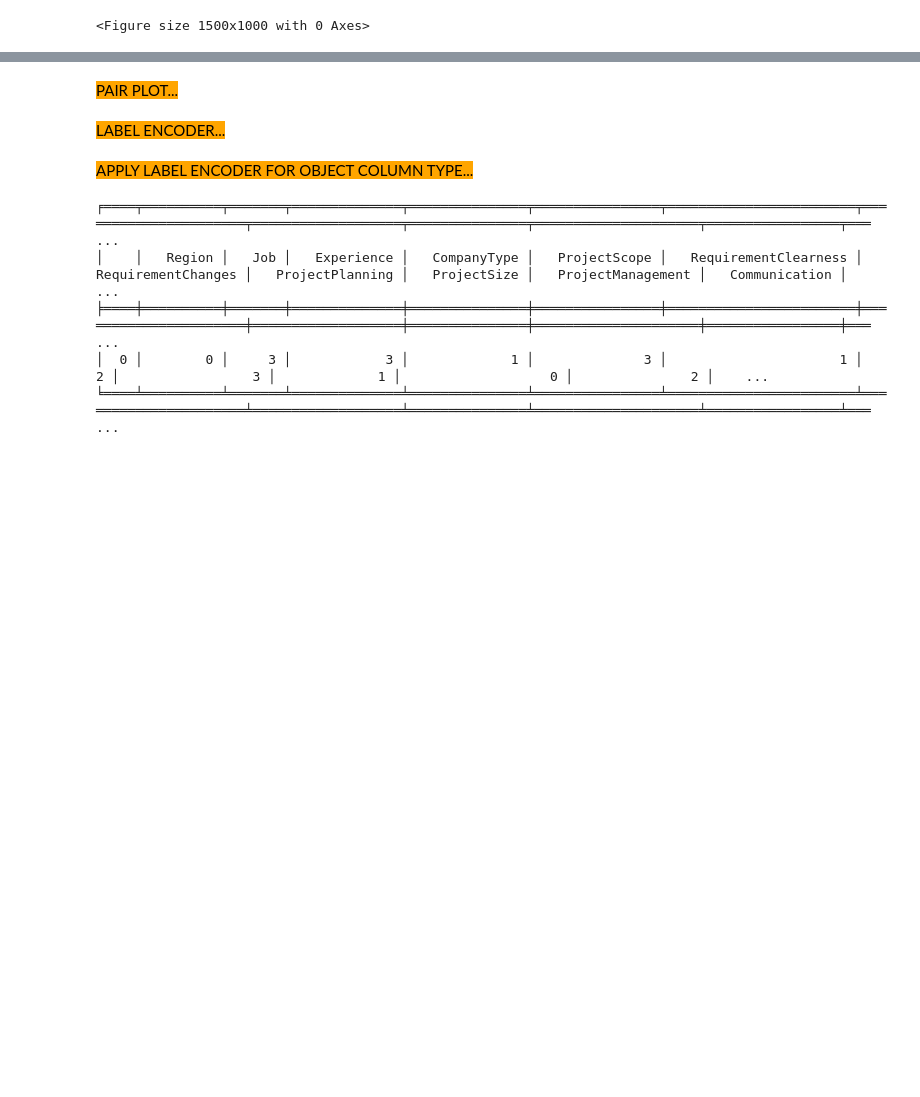
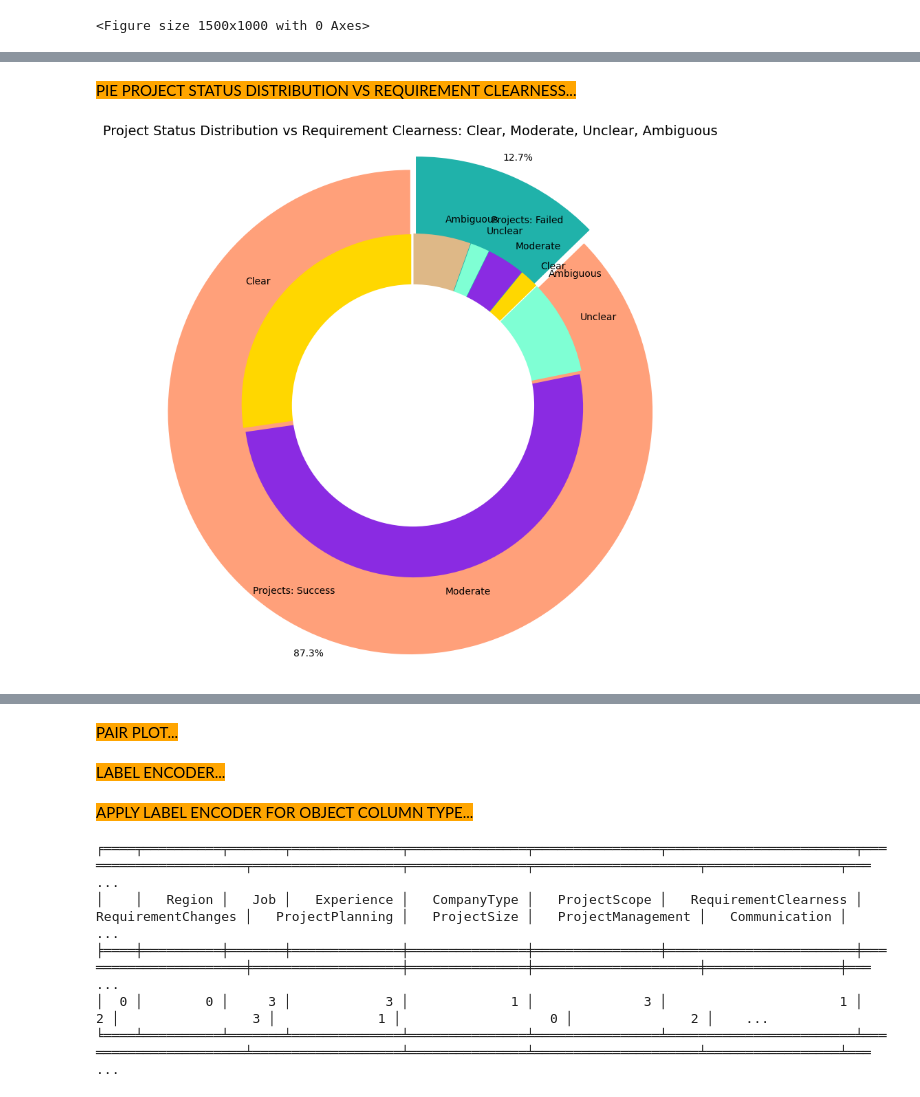
Before and after one commit to jawdatmerhy/public, a Jupyter notebook: softwareRisk.ipynb, the cells around one changed output, grey strips where cells are left out. Drawn from its saved outputs; the diff is of its cells as text; code cells hidden in the pictures; blank space fills up the shorter version.

```diff
--- a/softwareRisk.ipynb
+++ b/softwareRisk.ipynb
@@ -976,3 +979,62 @@ fig.show()
 # %% [output]
 PIE VISULIZATION...
 [interactive output not drawn]
+# %%
+####################################################
+display_colored_message("\nPIE PROJECT STATUS DISTRIBUTION VS REQUIREMENT CLEARNESS...")
+
+# Find the most repeated RequirementClearness value for each Status
+mode = df.groupby('Status')['RequirementClearness'].apply(lambda x: x.mode().iloc[0]).to_dict()
+
+# Replace None values in RequirementClearness column based on Status
+for index, row in df.iterrows():
+    if pd.isnull(row['RequirementClearness']):
+        df.at[index, 'RequirementClearness'] = mode[row['Status']]
+
+
+
+# Group by RequirementClearness the the succeded projects
+project_success_counts = df[df["Status"] == 1].groupby("RequirementClearness").size()
+
+# Group by RequirementClearness the failed projects
+project_failed_counts = df[df["Status"] == 0].groupby("RequirementClearness").size()
+
+# Data for the outer pie chart (distribution of project status by RequirementClearness)
+labels = ["Clear", "Moderate", "Unclear", "Ambiguous", "Clear", "Moderate", "Unclear", "Ambiguous"]
+sizes = [
+    project_success_counts.get('Clear', 0), project_success_counts.get('Moderate', 0), project_success_counts.get('Unclear', 0), project_success_counts.get('Ambiguous', 0),
+    project_failed_counts.get('Clear', 0), project_failed_counts.get('Moderate', 0), project_failed_counts.get('Unclear', 0), project_failed_counts.get('Ambiguous', 0)
+]
+
+labels_loan =["Projects: Success", "Projects: Failed"]
+values_loan = [sum(project_success_counts), sum(project_failed_counts)]
+
+# Colors
+colors_status = ['#ffa07a', '#20b2aa']  # Coral and light sea green for inner pie chart
+colors = ['#ffd700', '#8a2be2', '#7fffd4', '#deb887', '#ffd700', '#8a2be2', '#7fffd4', '#deb887']  # Gold, blue violet, aquamarine, and burlywood for outer pie chart
+
+
+# Explode
+explode_status = (0.3,0.3)
+explode = (0.1, 0.1, 0.1, 0.1, 0.1, 0.1, 0.1, 0.1)
+
+# Plot
+plt.figure(figsize=(10, 10))
+textprops = {"fontsize":10}
+
+#Plot
+plt.pie(values_loan, labels=labels_loan,autopct='%1.1f%%',pctdistance=1.08, labeldistance=0.8,colors=colors_status, startangle=90,frame=True, explode=explode_status,radius=10, textprops =textprops, counterclock = True, )
+plt.pie(sizes,labels=labels,colors=colors,startangle=90, explode=explode,radius=7, textprops =textprops, counterclock = True, )
+#Draw circle
+centre_circle = plt.Circle((0,0),5,color='black', fc='white',linewidth=0)
+fig = plt.gcf()
+fig.gca().add_artist(centre_circle)
+
+# Set equal aspect ratio
+plt.axis('equal')
+
+plt.title('Project Status Distribution vs Requirement Clearness: Clear, Moderate, Unclear, Ambiguous', fontsize=14, y=1)
+plt.show()
+# %% [output]
+PIE PROJECT STATUS DISTRIBUTION VS REQUIREMENT CLEARNESS...
+[figure, added]
```
Also changed, not shown: parts of 28 cells of this notebook.
